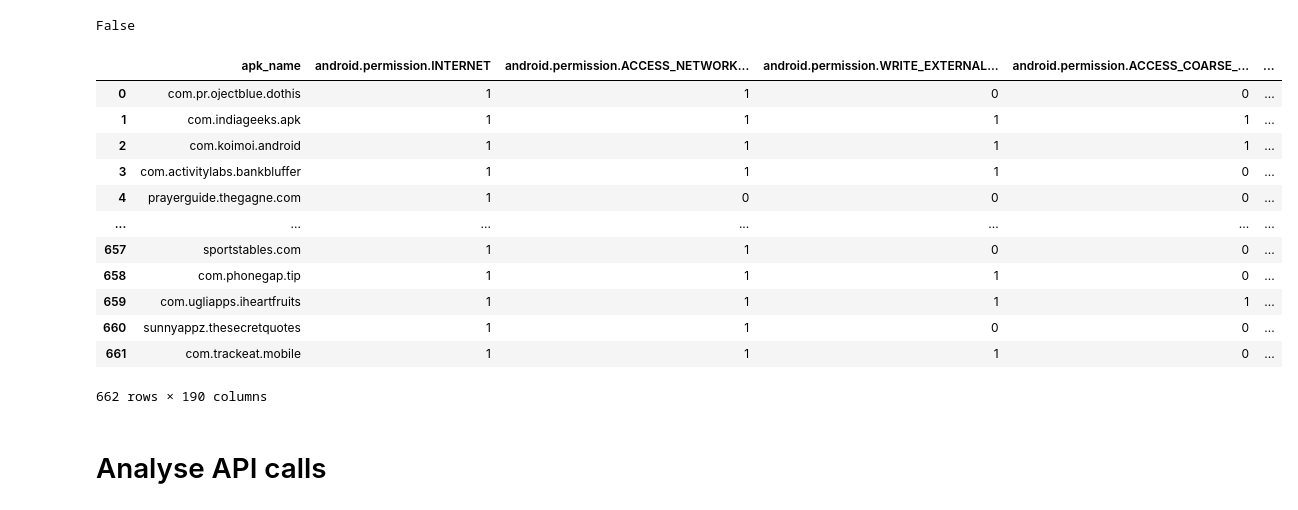
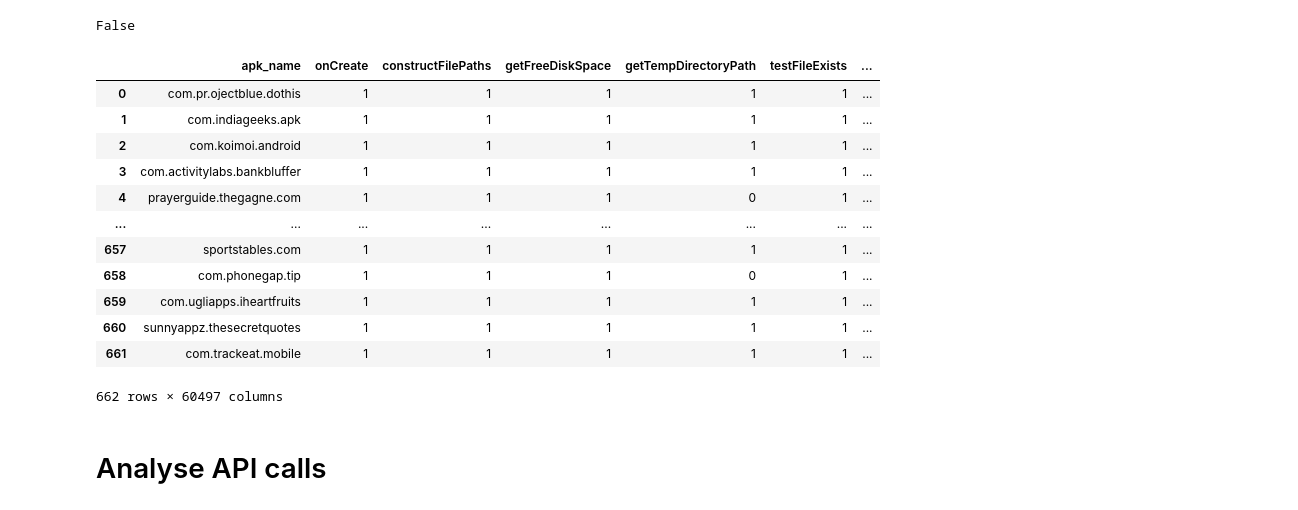
Before and after one commit to allensun623/Android-Security-Analysis, a Jupyter notebook: apk_analysis/api_calls_analysis/api_calls.ipynb, the cells around one changed output. Saved outputs shown, nothing was run; the diff lists cells and outputs as text; code cells hidden in the pictures.

```diff
--- a/apk_analysis/api_calls_analysis/api_calls.ipynb
+++ b/apk_analysis/api_calls_analysis/api_calls.ipynb
@@ -47,21 +47,21 @@ l_api
 # %% [output]
 False
 # %%
-df_permission
+df_api
 # %% [output]
-|  | apk_name | android.permission.INTERNET | android.permission.ACCESS_NETWORK... | android.permission.WRITE_EXTERNAL... | android.permission.ACCESS_COARSE_... | ... |
-| 0 | com.pr.ojectblue.dothis | 1 | 1 | 0 | 0 | ... |
-| 1 | com.indiageeks.apk | 1 | 1 | 1 | 1 | ... |
-| 2 | com.koimoi.android | 1 | 1 | 1 | 1 | ... |
-| 3 | com.activitylabs.bankbluffer | 1 | 1 | 1 | 0 | ... |
-| 4 | prayerguide.thegagne.com | 1 | 0 | 0 | 0 | ... |
-| ... | ... | ... | ... | ... | ... | ... |
-| 657 | sportstables.com | 1 | 1 | 0 | 0 | ... |
-| 658 | com.phonegap.tip | 1 | 1 | 1 | 0 | ... |
-| 659 | com.ugliapps.iheartfruits | 1 | 1 | 1 | 1 | ... |
-| 660 | sunnyappz.thesecretquotes | 1 | 1 | 0 | 0 | ... |
-| 661 | com.trackeat.mobile | 1 | 1 | 1 | 0 | ... |
+|  | apk_name | onCreate | constructFilePaths | getFreeDiskSpace | getTempDirectoryPath | testFileExists | ... |
+| 0 | com.pr.ojectblue.dothis | 1 | 1 | 1 | 1 | 1 | ... |
+| 1 | com.indiageeks.apk | 1 | 1 | 1 | 1 | 1 | ... |
+| 2 | com.koimoi.android | 1 | 1 | 1 | 1 | 1 | ... |
+| 3 | com.activitylabs.bankbluffer | 1 | 1 | 1 | 1 | 1 | ... |
+| 4 | prayerguide.thegagne.com | 1 | 1 | 1 | 0 | 1 | ... |
+| ... | ... | ... | ... | ... | ... | ... | ... |
+| 657 | sportstables.com | 1 | 1 | 1 | 1 | 1 | ... |
+| 658 | com.phonegap.tip | 1 | 1 | 1 | 0 | 1 | ... |
+| 659 | com.ugliapps.iheartfruits | 1 | 1 | 1 | 1 | 1 | ... |
+| 660 | sunnyappz.thesecretquotes | 1 | 1 | 1 | 1 | 1 | ... |
+| 661 | com.trackeat.mobile | 1 | 1 | 1 | 1 | 1 | ... |
-662 rows × 190 columns
+662 rows × 60497 columns
 # %% [markdown]
 # Analyse API calls
 # %%
```
Also changed, not shown: parts of 3 cells of this notebook, 1 other file.
